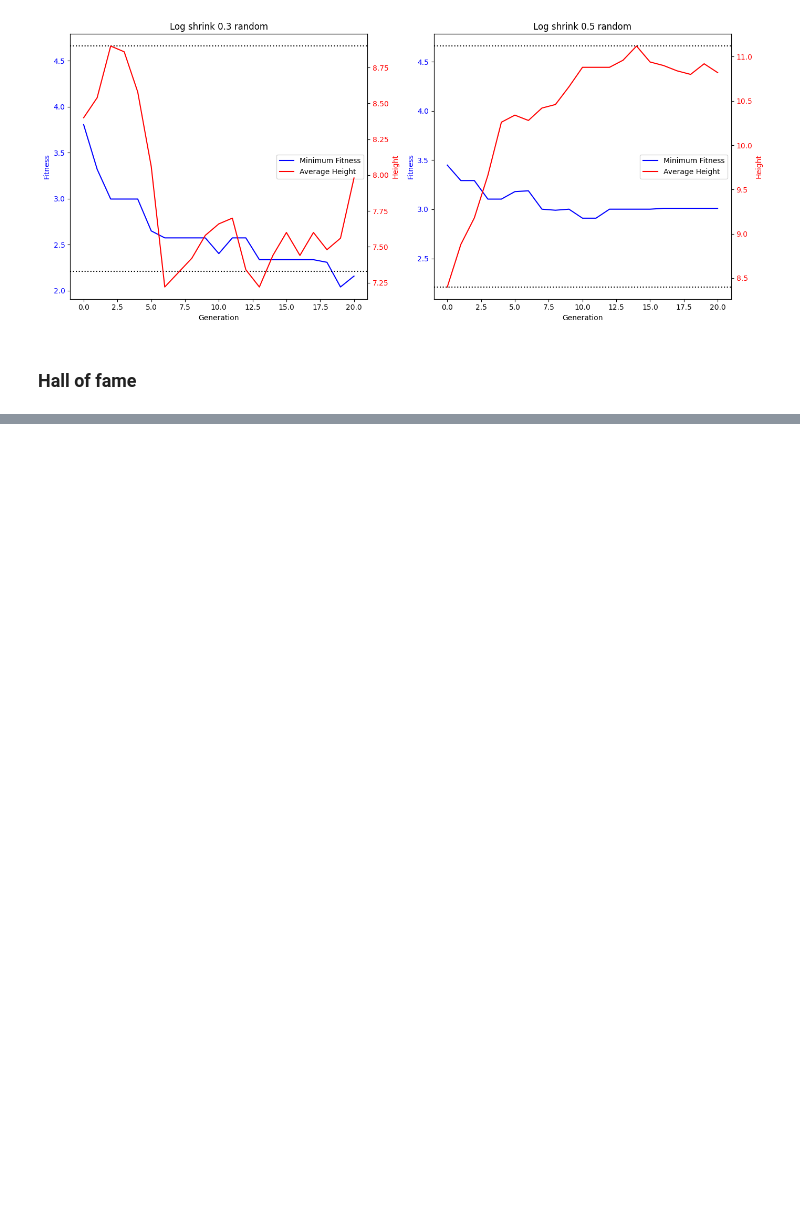
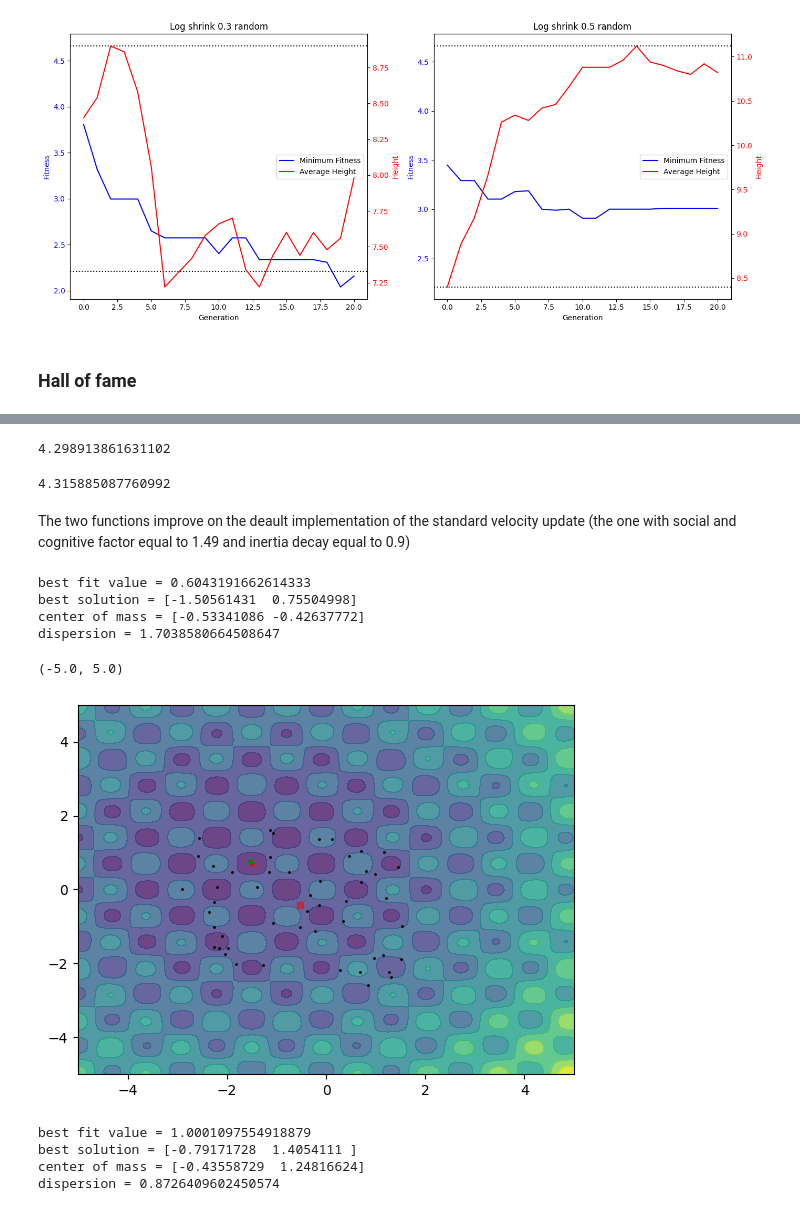
Before and after one commit to andreg24/PSO_GP_project, a Jupyter notebook: FINAL.ipynb, the cells around one changed output, grey strips where cells are left out. Drawn from its saved outputs; the diff is of its cells as text; code cells hidden in the pictures; blank space fills up the shorter version.

```diff
--- a/FINAL.ipynb
+++ b/FINAL.ipynb
@@ -305,0 +448,60 @@ expr = 'multiply(multiply(subtract(add(add(multiply(add(subtract(multiply(negati
+# %%
+def update1(swarm, velocity, global_best, personal_best, center_mass, dispersion):
+
+    n = 50
+    # update velocity
+    velocity = velocity + (center_mass - 3.14*swarm) - dispersion
+    return velocity
+# %%
+mean_result1 = 0
+for i in range(20):
+
+    S = SwarmGP(SWARM_SIZE, update1)
+    results = PSOResults(S, generate_problems(NUM_PROBLEMS), NUM_ITERATIONS)
+    mean_result1 += (np.median(results) + np.std(results))/20
+mean_result1
+# %% [output]
+4.298913861631102
+# %%
+def update2(swarm, velocity, global_best, personal_best, center_mass, dispersion, inertia_weightc=1, disp_factor=1, c=3.14):
+
+    n = 50
+    # update velocity
+    velocity = -(center_mass + 2*swarm + global_best - velocity + 1.7)
+    return velocity
+
+mean_result2 = 0
+for i in range(20):
+
+    S = SwarmGP(SWARM_SIZE, update2)
+    results = PSOResults(S, generate_problems(NUM_PROBLEMS), NUM_ITERATIONS)
+    mean_result2 += (np.median(results) + np.std(results))/20
+mean_result2
+# %% [output]
+4.315885087760992
+# %% [markdown]
+The two functions improve on the deault implementation of the standard velocity update (the one with social and cognitive factor equal to 1.49 and inertia decay equal to 0.9)
+# %%
+# graphical example of first update
+S1 = SwarmGP(SWARM_SIZE, vel_update=update1)
+S1.default_start(land=RASTRIGIN)
+S1.land.minimum = np.array([[-1.5, 0.7]])
+S1.land.rotation = generate_rotation_matrix(np.pi/4)
+# %%
+S1.generate(200)
+S1.describe()
+# %% [output]
+best fit value = 0.6043191662614333
+best solution = [-1.50561431  0.75504998]
+center of mass = [-0.53341086 -0.42637772]
+dispersion = 1.7038580664508647
+# %%
+plt.contourf(Y, X, fit.reshape(1000, 1000).T, alpha=0.8)
+fit = S1.land(pts)
+plt.scatter(-1.5, 0.7, color='red', marker='*', s=9)
+S1.plot()
+plt.xlim(-5, 5)
+plt.ylim(-5, 5)
+# %% [output]
+(-5.0, 5.0)
+[figure, added]
@@ -305,0 +514,8 @@ expr = 'multiply(multiply(subtract(add(add(multiply(add(subtract(multiply(negati
+# %%
+S2.generate(100)
+S2.describe()
+# %% [output]
+best fit value = 1.0001097554918879
+best solution = [-0.79171728  1.4054111 ]
+center of mass = [-0.43558729  1.24816624]
+dispersion = 0.8726409602450574
```
Also changed, not shown: parts of 31 cells of this notebook, 4 other files.
